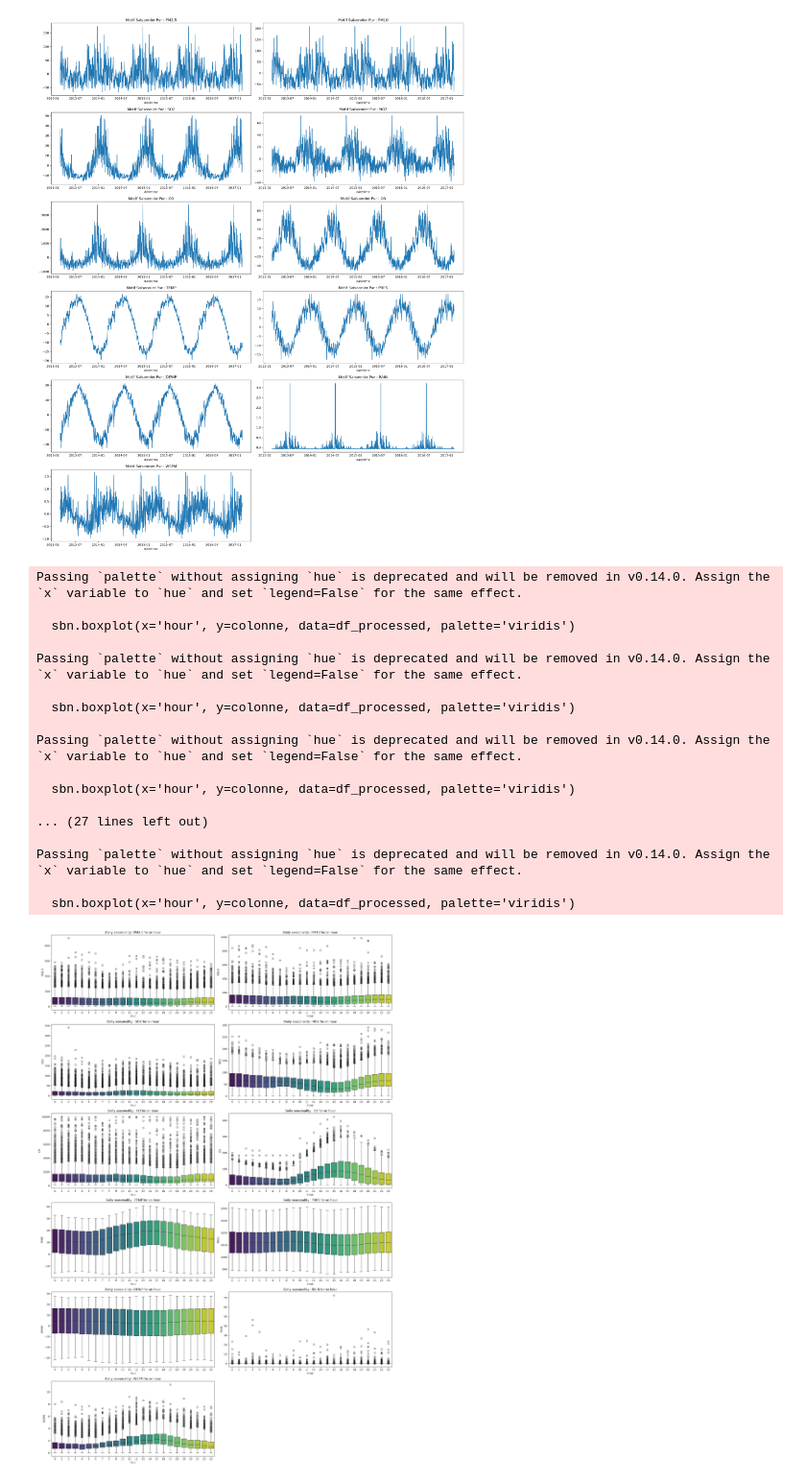
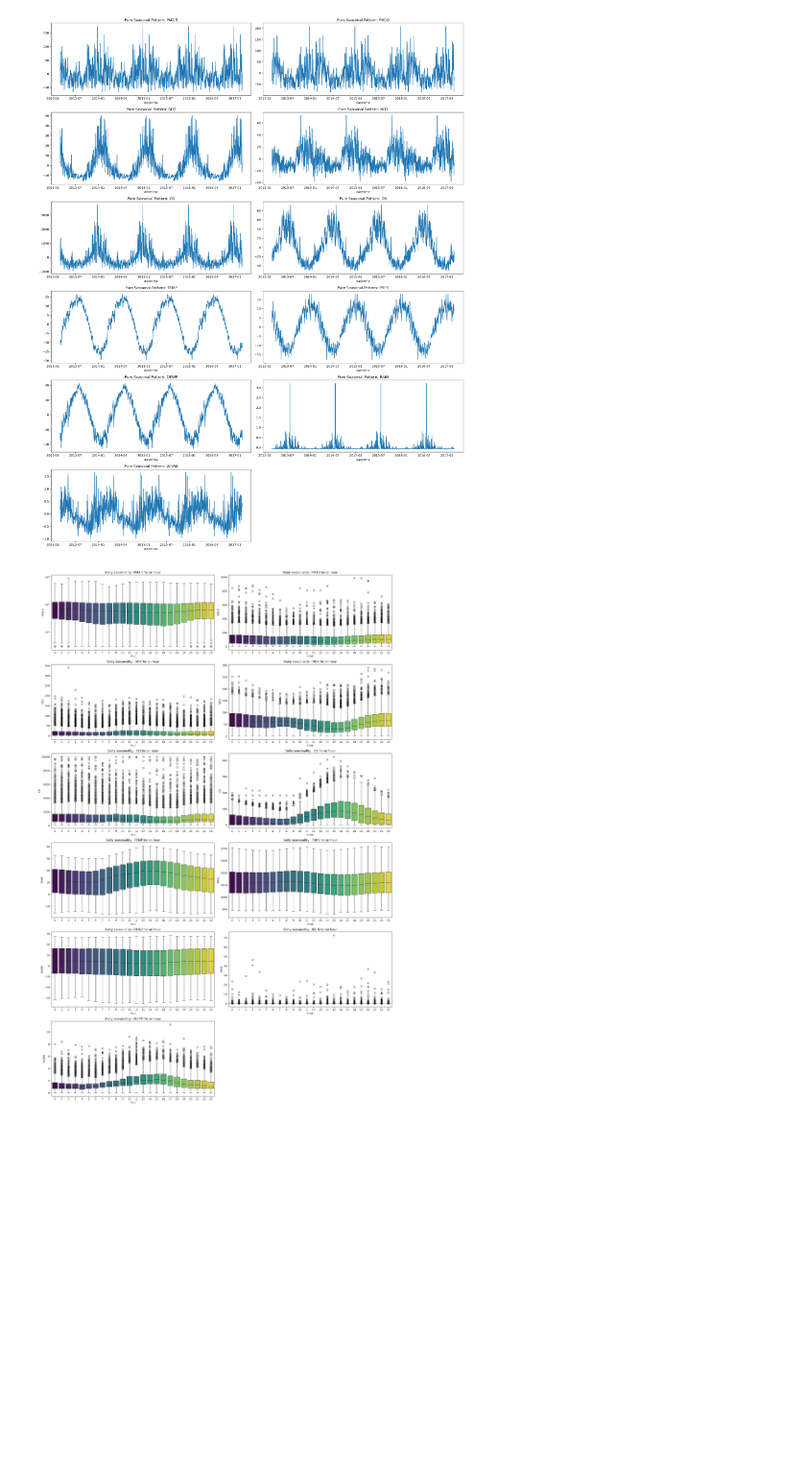
Before and after one commit to TomSchippke/air-quality-forecasting, a Jupyter notebook: notebooks/01_exploration.ipynb, the cells around one changed output. Shown at 96% size. Cells and saved outputs as stored; diff of their text form; code cells hidden in the pictures; blank space fills up the shorter version.

Commit message:
End ot the first data analysis and exploration.

```diff
--- a/notebooks/01_exploration.ipynb
+++ b/notebooks/01_exploration.ipynb
@@ -75,0 +96,3 @@ df_processed.head()
+# %%
+# List of numerical columns used throughout the rest of the analysis
+features = ['PM2.5', 'PM10', 'SO2', 'NO2', 'CO', 'O3', 'TEMP', 'PRES', 'DEWP', 'RAIN', 'WSPM']
@@ -106,15 +151,13 @@ plt.show()
 # %% [output]
 [figure]
 # %%
-
-colonnes_a_etudier = ['PM2.5', 'PM10', 'SO2', 'NO2', 'CO', 'O3', 'TEMP', 'PRES', 'DEWP', 'RAIN', 'WSPM']
-
 plt.figure(figsize=(20, 30))
 
-for i, colonne in enumerate(colonnes_a_etudier):
+for i, colonne in enumerate(features):
     plt.subplot(6, 2, i + 1)
+    if colonne == "PM2.5": plt.yscale('log')
 
-    sbn.boxplot(x='month', y=colonne, data=df_processed, palette='viridis')
+    sbn.boxplot(x='month', y=colonne, data=df_processed, hue='month', palette='viridis', legend=False)
 
     plt.title(f"Annnual seasonality : {colonne} for a month")
     plt.xlabel("Month")
@@ -143,0 +172,13 @@ Passing `palette` without assigning `hue` is deprecated and will be removed in v
+# %%
+plt.figure(figsize=(20, 30))
+
+for i, colonne in enumerate(features):
+    plt.subplot(6, 2, i + 1)
+
+    sbn.barplot(x='month', y=colonne, data=df_processed, hue='month', palette='viridis', legend=False)
+
+    plt.title(f"Monthly average of {colonne}")
+    plt.ylabel(colonne)
+
+plt.tight_layout()
+plt.show()
@@ -144,53 +187,33 @@ Passing `palette` without assigning `hue` is deprecated and will be removed in v
 # %%
-daily_data = df_processed.groupby(df_processed['datetime'].dt.date)[colonnes_a_etudier].mean()
+daily_data = df_processed.groupby(df_processed['datetime'].dt.date)[features].mean()
 daily_data = daily_data.dropna()
 plt.figure(figsize=(20, 25))
-for i, colonne in enumerate(colonnes_a_etudier):
+for i, colonne in enumerate(features):
     plt.subplot(6, 2, i + 1)
 
-    # On décompose avec une période de 365 (une année)
+    # Decompose using a period of 365 (one year)
     decompo = seasonal_decompose(daily_data[colonne], model='additive', period=365)
 
-    # On ne trace QUE la composante saisonnière
-    decompo.seasonal.plot(ax=plt.gca(), title=f"Motif Saisonnier Pur : {colonne}")
+    # Plot only the seasonal component
+    decompo.seasonal.plot(ax=plt.gca(), title=f"Pure Seasonal Pattern: {colonne}")
 
 plt.tight_layout()
 plt.show()
 # %% [output]
 [figure]
 # %%
-
-colonnes_a_etudier = ['PM2.5', 'PM10', 'SO2', 'NO2', 'CO', 'O3', 'TEMP', 'PRES', 'DEWP', 'RAIN', 'WSPM']
-
 plt.figure(figsize=(20, 30))
 
-for i, colonne in enumerate(colonnes_a_etudier):
+for i, colonne in enumerate(features):
     plt.subplot(6, 2, i + 1)
-
-    sbn.boxplot(x='hour', y=colonne, data=df_processed, palette='viridis')
+    if colonne == "PM2.5": plt.yscale('log')
+    sbn.boxplot(x='hour', y=colonne, data=df_processed, hue='hour', palette='viridis', legend=False)
 
     plt.title(f"Daily seasonality : {colonne} for an hour")
     plt.xlabel("Hour")
     plt.ylabel(colonne)
 
 plt.tight_layout()
 plt.show()
 # %% [output]
-Passing `palette` without assigning `hue` is deprecated and will be removed in v0.14.0. Assign the `x` variable to `hue` and set `legend=False` for the same effect.
-
-  sbn.boxplot(x='hour', y=colonne, data=df_processed, palette='viridis')
-
-Passing `palette` without assigning `hue` is deprecated and will be removed in v0.14.0. Assign the `x` variable to `hue` and set `legend=False` for the same effect.
-
-  sbn.boxplot(x='hour', y=colonne, data=df_processed, palette='viridis')
-
-Passing `palette` without assigning `hue` is deprecated and will be removed in v0.14.0. Assign the `x` variable to `hue` and set `legend=False` for the same effect.
-
-  sbn.boxplot(x='hour', y=colonne, data=df_processed, palette='viridis')
-
-... (27 lines left out)
-
-Passing `palette` without assigning `hue` is deprecated and will be removed in v0.14.0. Assign the `x` variable to `hue` and set `legend=False` for the same effect.
-
-  sbn.boxplot(x='hour', y=colonne, data=df_processed, palette='viridis')
-[figure, old version]
+[figure, new version]
```
Also changed, not shown: parts of 27 cells of this notebook.
